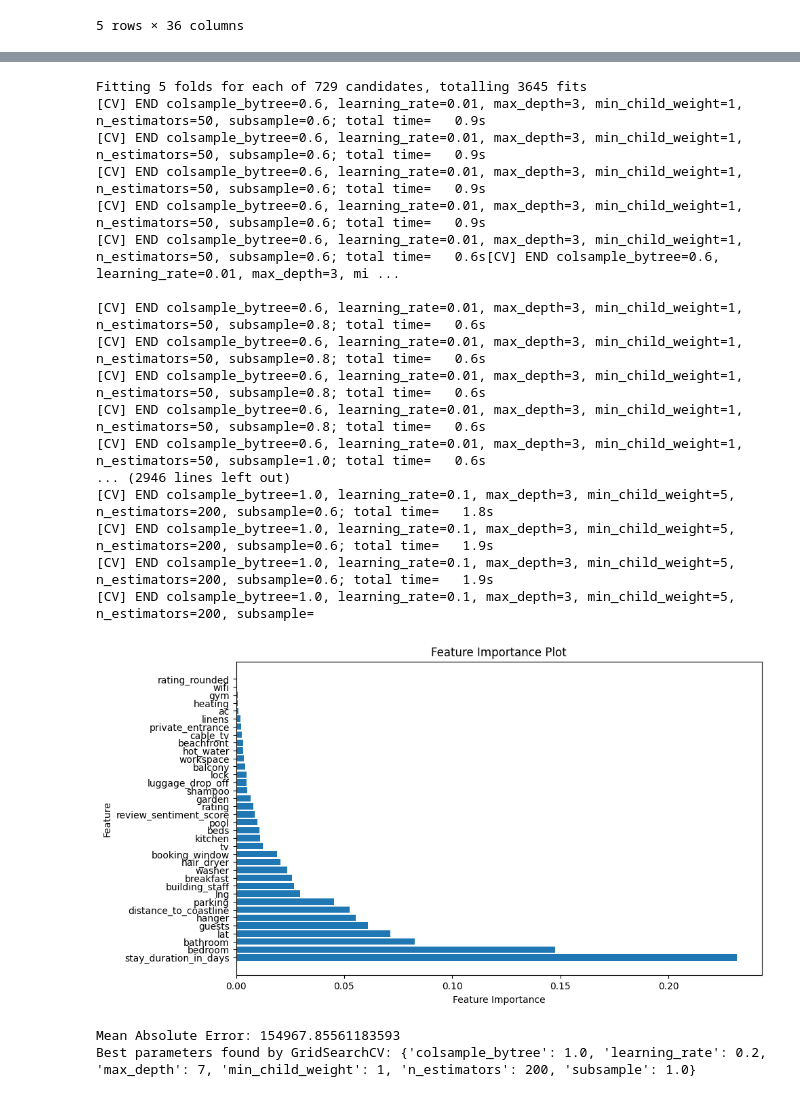
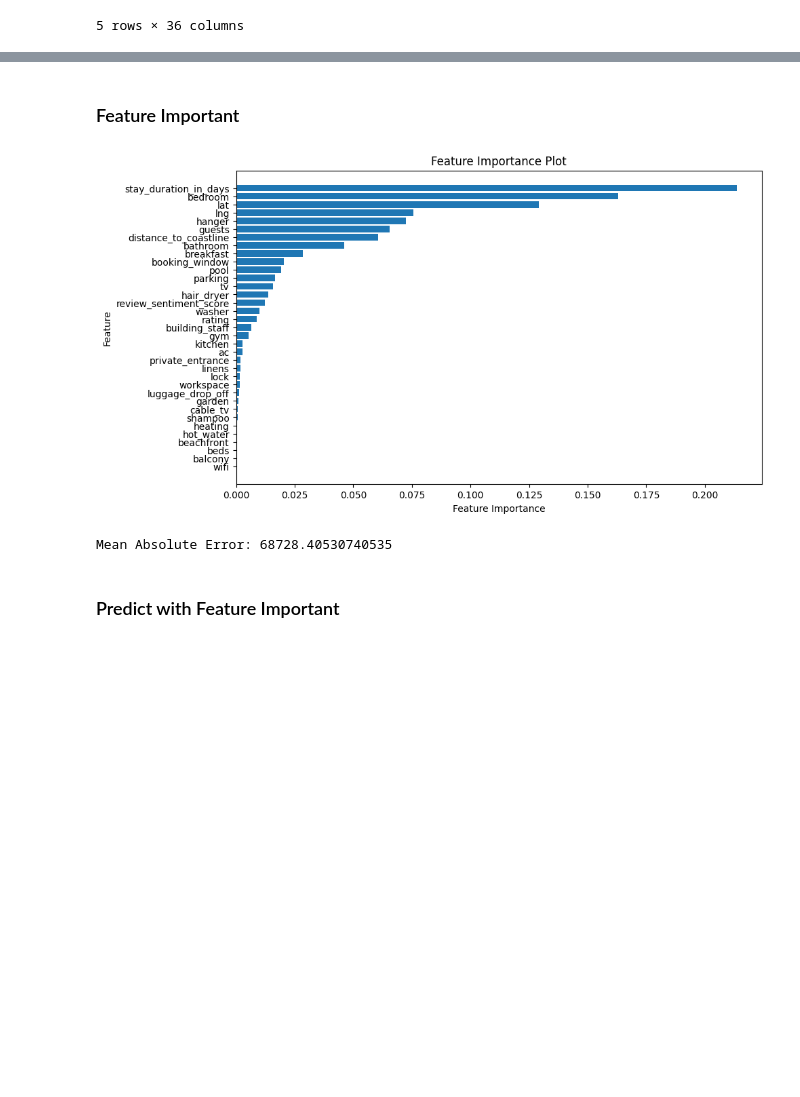
Before and after one commit to naufalsutrisna/Room-Pricing-Bukit-Vista, a Jupyter notebook: machine learning/xgboost_model.ipynb, the cells around one changed output, grey strips where cells are left out. Cells and saved outputs as stored; diff of their text form; code cells hidden in the pictures; blank space fills up the shorter version.

Commit message:
Tuned XGBoost Model

```diff
--- a/machine learning/xgboost_model.ipynb
+++ b/machine learning/xgboost_model.ipynb
@@ -33,17 +47,18 @@ X_train, X_test, y_train, y_test = train_test_split(X_scaled, y, test_size=0.2,
 # %%
-from sklearn.metrics import mean_absolute_error
-from xgboost import XGBRegressor
-
 # Initialize the XGBoost model
-model = XGBRegressor()
+model = XGBRegressor(max_depth=9, n_estimators=1000, random_state=42)
 
 # Fit the model on the training data
 model.fit(X_train, y_train)
 
 # Make predictions on the test data
-y_pred = model.predict(X_test)
+y_pred_train = model.predict(X_train)
+y_pred_test = model.predict(X_test)
 
 # Evaluate the model
-mae = mean_absolute_error(y_test, y_pred)
-print(f'Mean Absolute Error: {mae}')
+training_mae = mean_absolute_error(y_train, y_pred_train)
+print(f'Mean Absolute Error on Training: {training_mae}')
+
+testing_mae = mean_absolute_error(y_test, y_pred_test)
+print(f'Mean Absolute Error on Testing: {testing_mae}')
 # %% [output]
@@ -51,74 +196,39 @@ Mean Absolute Error: 231149.5383808775
+# %% [markdown]
+### Feature Important
 # %%
-from sklearn.model_selection import GridSearchCV
-from xgboost import XGBRegressor
-from sklearn.metrics import mean_absolute_error
+import matplotlib.pyplot as plt
 
-# Initialize the XGBoost model
-model = XGBRegressor()
+# Initialize a new XGBoost model with the best hyperparameters
+best_model = XGBRegressor(learning_rate=0.5, max_depth=10, n_estimators=5000, random_state=42)
 
-# Set up the parameter grid for hyperparameter tuning
-param_grid = {
-    'n_estimators': [50, 100, 200],
-    'learning_rate': [0.01, 0.1, 0.2],
-    'max_depth': [3, 5, 7],
-    'min_child_weight': [1, 3, 5],
-    'subsample': [0.6, 0.8, 1.0],
-    'colsample_bytree': [0.6, 0.8, 1.0]
-}
-
-# Initialize GridSearchCV with 5-fold cross-validation
-grid_search = GridSearchCV(estimator=model, param_grid=param_grid, cv=5, scoring='neg_mean_absolute_error', n_jobs=-1, verbose=2)
-
-# Fit the model with GridSearchCV
-grid_search.fit(X_train, y_train)
-
-# Get the best model from grid search
-best_model = grid_search.best_estimator_
+# Train the model on the entire training dataset with the best hyperparameters
+best_model.fit(X_train, y_train)
 
 # Get feature importances from the best model
 feature_importances = best_model.feature_importances_
 
 # Create a DataFrame to store feature importances with corresponding column names
 fi_df = pd.DataFrame({'Feature': X.columns, 'Importance': feature_importances})
 
 # Sort the DataFrame by feature importance values
-fi_df = fi_df.sort_values(by='Importance', ascending=False)
+fi_df = fi_df.sort_values(by='Importance', ascending=True)
 
 # Plot feature importances
 plt.figure(figsize=(10, 6))
 plt.barh(fi_df['Feature'], fi_df['Importance'])
 plt.xlabel('Feature Importance')
 plt.ylabel('Feature')
 plt.title('Feature Importance Plot')
 plt.show()
 
 # Make predictions on the test set using the best model
 y_pred = best_model.predict(X_test)
 
 # Calculate Mean Absolute Error (MAE)
 mae = mean_absolute_error(y_test, y_pred)
 print("Mean Absolute Error:", mae)
-
-# Print the best parameters found by GridSearchCV
-print("Best parameters found by GridSearchCV:", grid_search.best_params_)
 # %% [output]
+[figure, new version]
-Fitting 5 folds for each of 729 candidates, totalling 3645 fits
-[CV] END colsample_bytree=0.6, learning_rate=0.01, max_depth=3, min_child_weight=1, n_estimators=50, subsample=0.6; total time=   0.9s
-[CV] END colsample_bytree=0.6, learning_rate=0.01, max_depth=3, min_child_weight=1, n_estimators=50, subsample=0.6; total time=   0.9s
-[CV] END colsample_bytree=0.6, learning_rate=0.01, max_depth=3, min_child_weight=1, n_estimators=50, subsample=0.6; total time=   0.9s
-[CV] END colsample_bytree=0.6, learning_rate=0.01, max_depth=3, min_child_weight=1, n_estimators=50, subsample=0.6; total time=   0.9s
-[CV] END colsample_bytree=0.6, learning_rate=0.01, max_depth=3, min_child_weight=1, n_estimators=50, subsample=0.6; total time=   0.6s[CV] END colsample_bytree=0.6, learning_rate=0.01, max_depth=3, mi ...
-
-[CV] END colsample_bytree=0.6, learning_rate=0.01, max_depth=3, min_child_weight=1, n_estimators=50, subsample=0.8; total time=   0.6s
-[CV] END colsample_bytree=0.6, learning_rate=0.01, max_depth=3, min_child_weight=1, n_estimators=50, subsample=0.8; total time=   0.6s
-[CV] END colsample_bytree=0.6, learning_rate=0.01, max_depth=3, min_child_weight=1, n_estimators=50, subsample=0.8; total time=   0.6s
-[CV] END colsample_bytree=0.6, learning_rate=0.01, max_depth=3, min_child_weight=1, n_estimators=50, subsample=0.8; total time=   0.6s
-[CV] END colsample_bytree=0.6, learning_rate=0.01, max_depth=3, min_child_weight=1, n_estimators=50, subsample=1.0; total time=   0.6s
-... (2946 lines left out)
-[CV] END colsample_bytree=1.0, learning_rate=0.1, max_depth=3, min_child_weight=5, n_estimators=200, subsample=0.6; total time=   1.8s
-[CV] END colsample_bytree=1.0, learning_rate=0.1, max_depth=3, min_child_weight=5, n_estimators=200, subsample=0.6; total time=   1.9s
-[CV] END colsample_bytree=1.0, learning_rate=0.1, max_depth=3, min_child_weight=5, n_estimators=200, subsample=0.6; total time=   1.9s
-[CV] END colsample_bytree=1.0, learning_rate=0.1, max_depth=3, min_child_weight=5, n_estimators=200, subsample=
+Mean Absolute Error: 68728.40530740535
-[figure, old version]
-Mean Absolute Error: 154967.85561183593
-Best parameters found by GridSearchCV: {'colsample_bytree': 1.0, 'learning_rate': 0.2, 'max_depth': 7, 'min_child_weight': 1, 'n_estimators': 200, 'subsample': 1.0}
+# %% [markdown]
+### Predict with Feature Important
```
Also changed, not shown: parts of 23 cells of this notebook, 1 other file.
